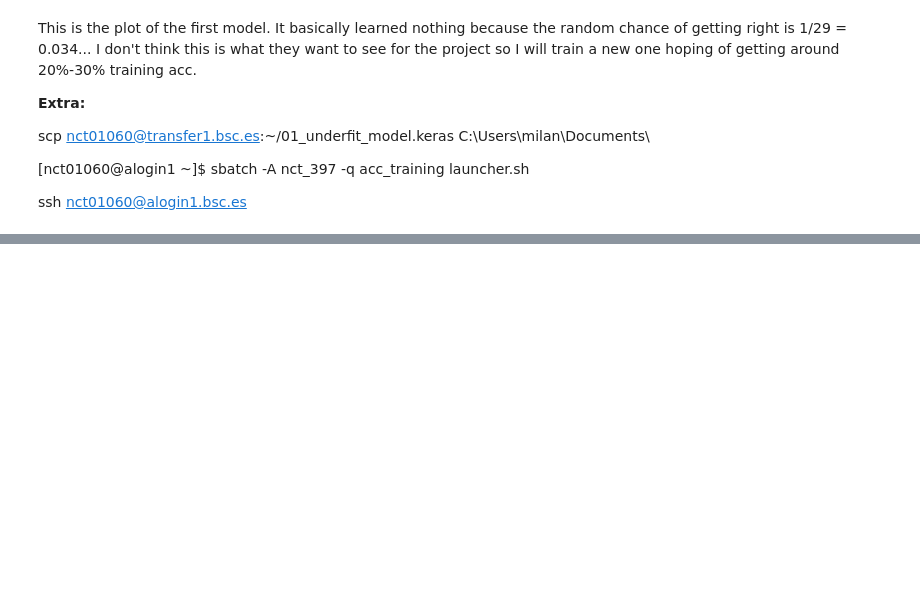
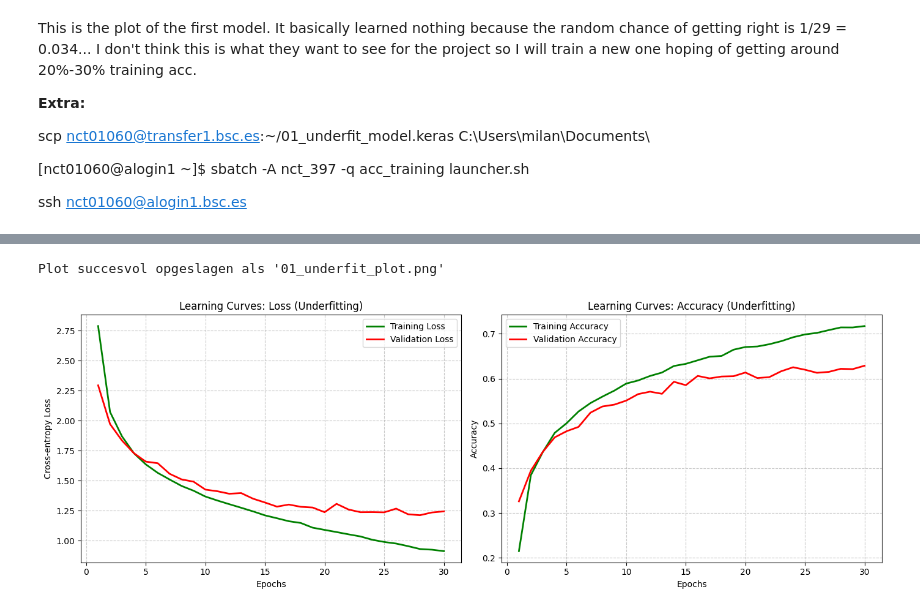
Before and after one commit to milanvandeneede123-cell/DL-Lab1, a Jupyter notebook: underfit/plot_underfit.ipynb, the cells around one changed output, grey strips where cells are left out. Drawn from its saved outputs; the diff is of its cells as text; code cells hidden in the pictures; blank space fills up the shorter version.

```diff
--- a/underfit/plot_underfit.ipynb
+++ b/underfit/plot_underfit.ipynb
@@ -62,0 +75,5 @@ ssh nct01060@alogin1.bsc.es
+# %%
+plot_learning_curves("05_underfit_model_history.csv")
+# %% [output]
+Plot succesvol opgeslagen als '01_underfit_plot.png'
+[figure, added]
```
Also changed, not shown: parts of 3 cells of this notebook, 13 other files.
